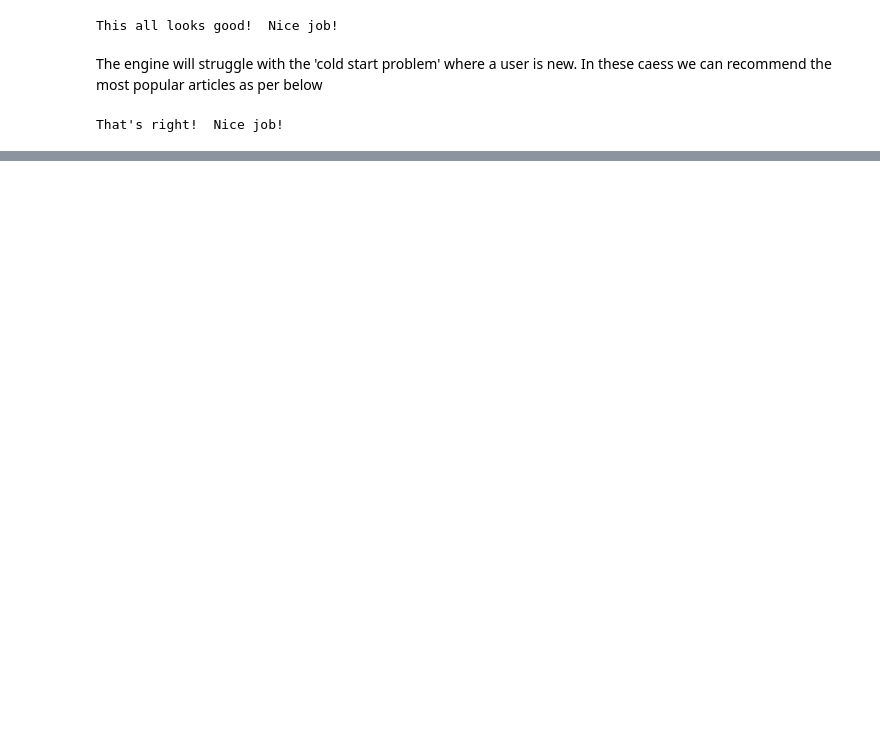
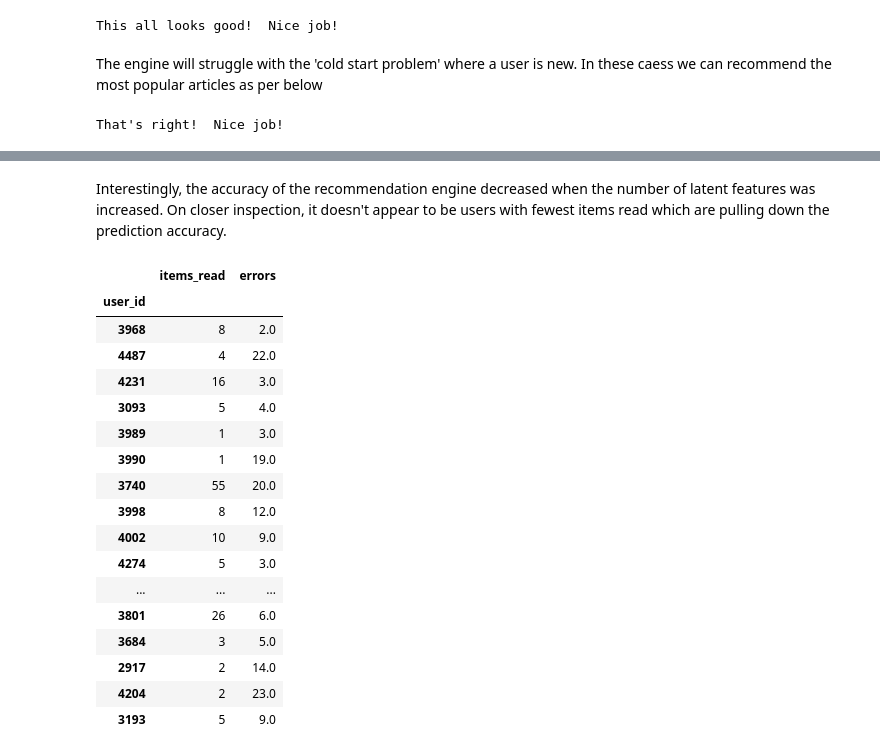
Before and after one commit to Phoebe-Macdonald/Recommendation-engine-IBM, a Jupyter notebook: Recommendations_with_IBM.ipynb, the cells around one changed output, grey strips where cells are left out. Saved outputs shown, nothing was run; the diff lists cells and outputs as text; code cells hidden in the pictures; blank space fills up the shorter version.

```diff
--- a/Recommendations_with_IBM.ipynb
+++ b/Recommendations_with_IBM.ipynb
@@ -752,0 +725,26 @@ s_new.shape
+# %% [markdown]
+Interestingly, the accuracy of the recommendation engine decreased when the number of latent features was increased.
+On closer inspection, it doesn't appear to be users with fewest items read which are pulling down the prediction accuracy.
+# %%
+# Are the worse errors for users who have read very few articles?
+df = {'items_read': user_item_test.sum(axis=1), 'errors': abs(diffs.sum(axis=1))}
+pd.DataFrame(data=df)
+# %% [output]
+|  | items_read | errors |
+| user_id |  |  |
+| 3968 | 8 | 2.0 |
+| 4487 | 4 | 22.0 |
+| 4231 | 16 | 3.0 |
+| 3093 | 5 | 4.0 |
+| 3989 | 1 | 3.0 |
+| 3990 | 1 | 19.0 |
+| 3740 | 55 | 20.0 |
+| 3998 | 8 | 12.0 |
+| 4002 | 10 | 9.0 |
+| 4274 | 5 | 3.0 |
+| ... | ... | ... |
+| 3801 | 26 | 6.0 |
+| 3684 | 3 | 5.0 |
+| 2917 | 2 | 14.0 |
+| 4204 | 2 | 23.0 |
+| 3193 | 5 | 9.0 |
```
Also changed, not shown: parts of 42 cells of this notebook, 2 other files.
